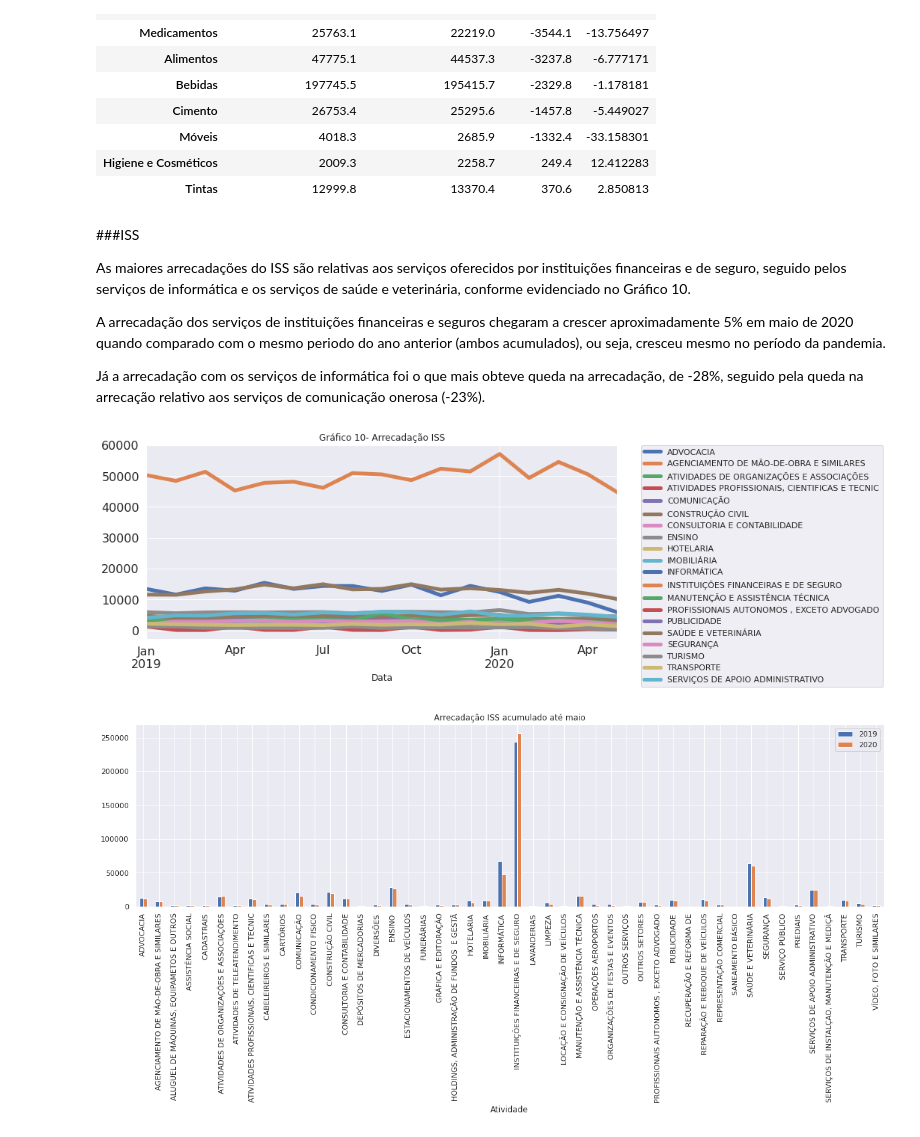
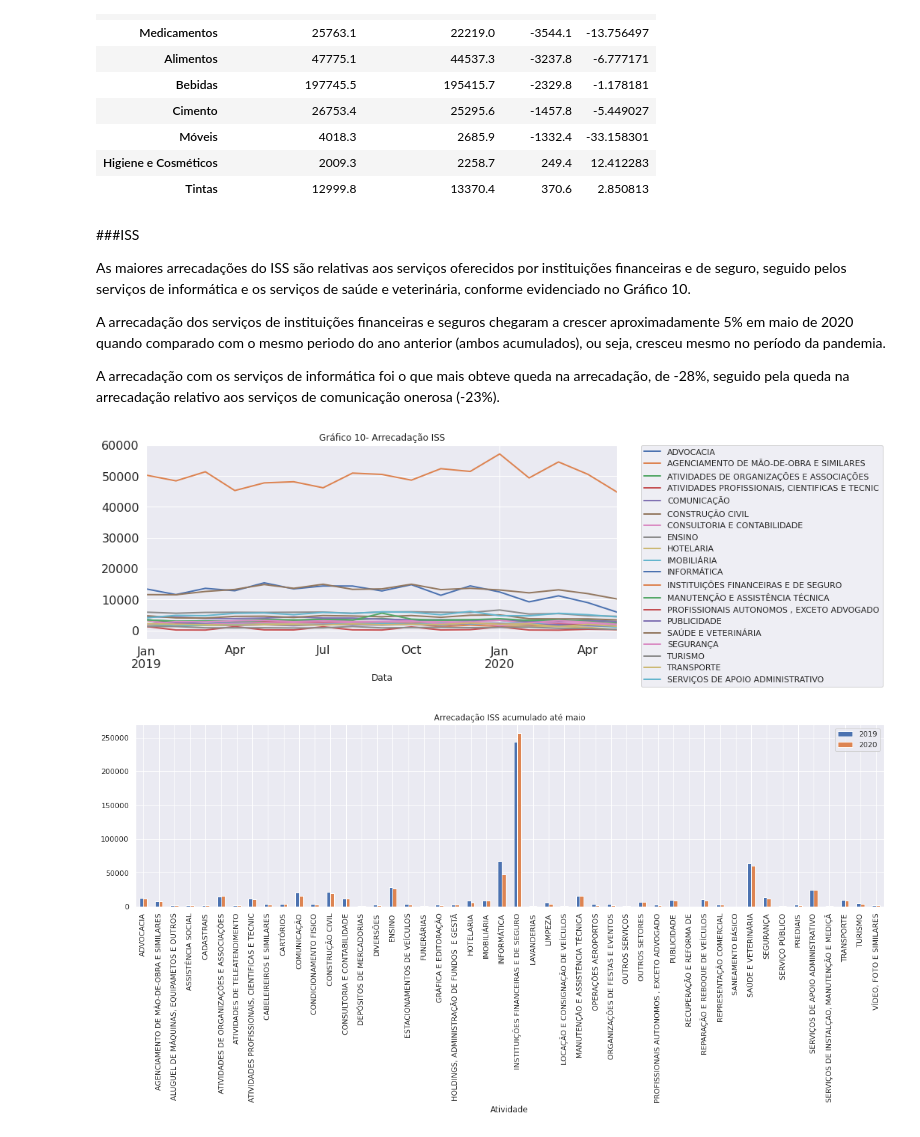
Before and after one commit to carmenscar/Data-Science-projects, a Jupyter notebook: analiseRtribcovid.ipynb, the cells around one changed output. Drawn from its saved outputs; the diff is of its cells as text; code cells hidden in the pictures.

```diff
--- a/analiseRtribcovid.ipynb
+++ b/analiseRtribcovid.ipynb
@@ -456,22 +456,22 @@ As maiores arrecadações do ISS são relativas aos serviços oferecidos por ins
 
 A arrecadação dos serviços de instituições financeiras e seguros chegaram a crescer aproximadamente 5% em maio de 2020 quando comparado com o mesmo periodo do ano anterior (ambos acumulados), ou seja, cresceu mesmo no período da pandemia.
 
-Já a arrecadação com os serviços de informática foi o que mais obteve queda na arrecadação, de -28%, seguido pela queda na arrecação relativo aos serviços de comunicação onerosa (-23%).
+A arrecadação com os serviços de informática foi o que mais obteve queda na arrecadação, de -28%, seguido pela queda na arrecadação relativo aos serviços de comunicação onerosa (-23%).
 # %%
 sns.set()
 ISSdf.plot(x="Data", y=["ADVOCACIA","AGENCIAMENTO DE MÃO-DE-OBRA E SIMILARES",
                              "ATIVIDADES DE ORGANIZAÇÕES E ASSOCIAÇÕES","ATIVIDADES PROFISSIONAIS, CIENTIFICAS E TECNIC",
                              "COMUNICAÇÃO","CONSTRUÇÃO CIVIL","CONSULTORIA E CONTABILIDADE","ENSINO","HOTELARIA",
                              "IMOBILIÁRIA","INFORMÁTICA","INSTITUIÇÕES FINANCEIRAS E DE SEGURO",
                              "MANUTENÇÃO E ASSISTÊNCIA TÉCNICA","PROFISSIONAIS AUTONOMOS , EXCETO ADVOGADO",
                              "PUBLICIDADE","SAÚDE E VETERINÁRIA","SEGURANÇA","TURISMO","TRANSPORTE",
-                             "SERVIÇOS DE APOIO ADMINISTRATIVO"], figsize=(15,5),linewidth=5, fontsize=16)
+                             "SERVIÇOS DE APOIO ADMINISTRATIVO"], figsize=(15,5),linewidth=2, fontsize=16)
 plt.legend(bbox_to_anchor=(1.05, 1), loc='upper left', borderaxespad=0.)
 plt.title('Gráfico 10- Arrecadação ISS')
 plt.tight_layout()
 plt.show()
 # %% [output]
-[figure, old version]
+[figure, new version]
 # %%
 ISSdf["mês"] = ISSdf["Data"].dt.month
 ISSdf["ano"] = ISSdf["Data"].dt.year
```
Also changed, not shown: parts of 4 cells of this notebook.
